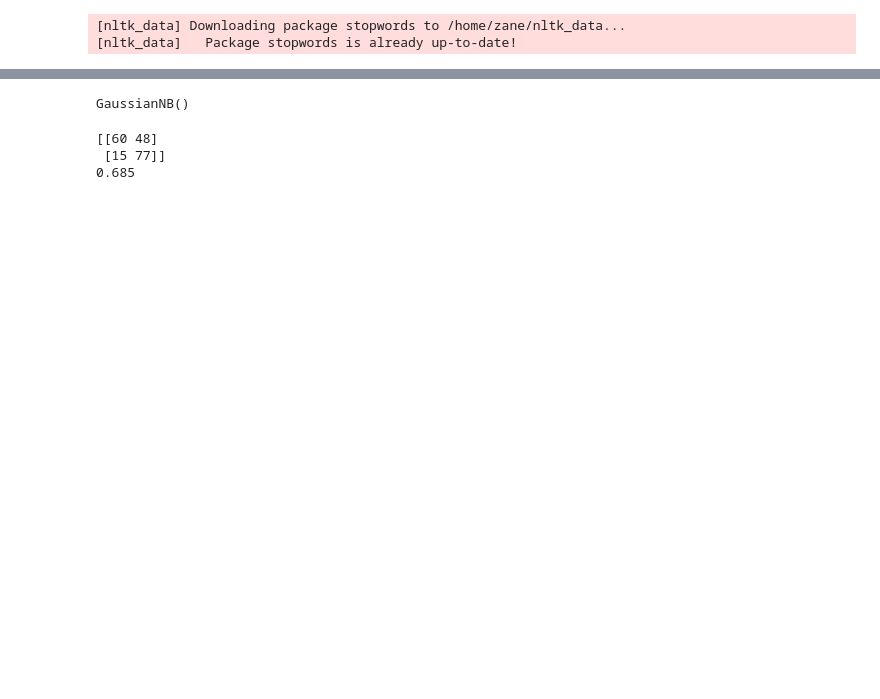
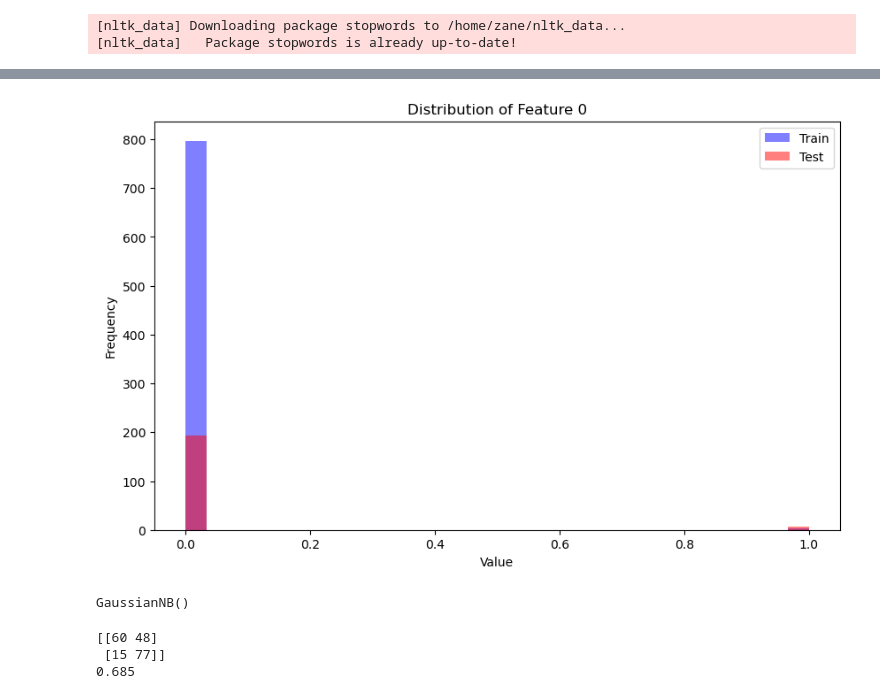
Before and after one commit to Joyvin/OptiPick, a Jupyter notebook: py/train/t.ipynb, the cells around one changed output, grey strips where cells are left out. Saved outputs shown, nothing was run; the diff lists cells and outputs as text; code cells hidden in the pictures; blank space fills up the shorter version.

```diff
--- a/py/train/t.ipynb
+++ b/py/train/t.ipynb
@@ -36,3 +45,25 @@ x_train,x_test,y_train,y_test =train_test_split(x,y,test_size=0.20,random_state=
+# %%
+from sklearn.model_selection import train_test_split
+x_train,x_test,y_train,y_test =train_test_split(x,y,test_size=0.20,random_state=1)
+
+feature_idx = 0
+
+plt.figure(figsize=(10,6))
+
+# Plot histogram for the training set
+plt.hist(x_train[:, feature_idx], bins=30, alpha=0.5, label='Train', color='blue')
+
+# Plot histogram for the test set
+plt.hist(x_test[:, feature_idx], bins=30, alpha=0.5, label='Test', color='red')
+
+plt.title('Distribution of Feature ' + str(feature_idx))
+plt.xlabel('Value')
+plt.ylabel('Frequency')
+plt.legend(loc='upper right')
+
+plt.show()
+# %% [output]
+[figure, added]
 # %%
 from sklearn.naive_bayes import GaussianNB
 cls=GaussianNB()
```
Also changed, not shown: parts of 4 cells of this notebook.
